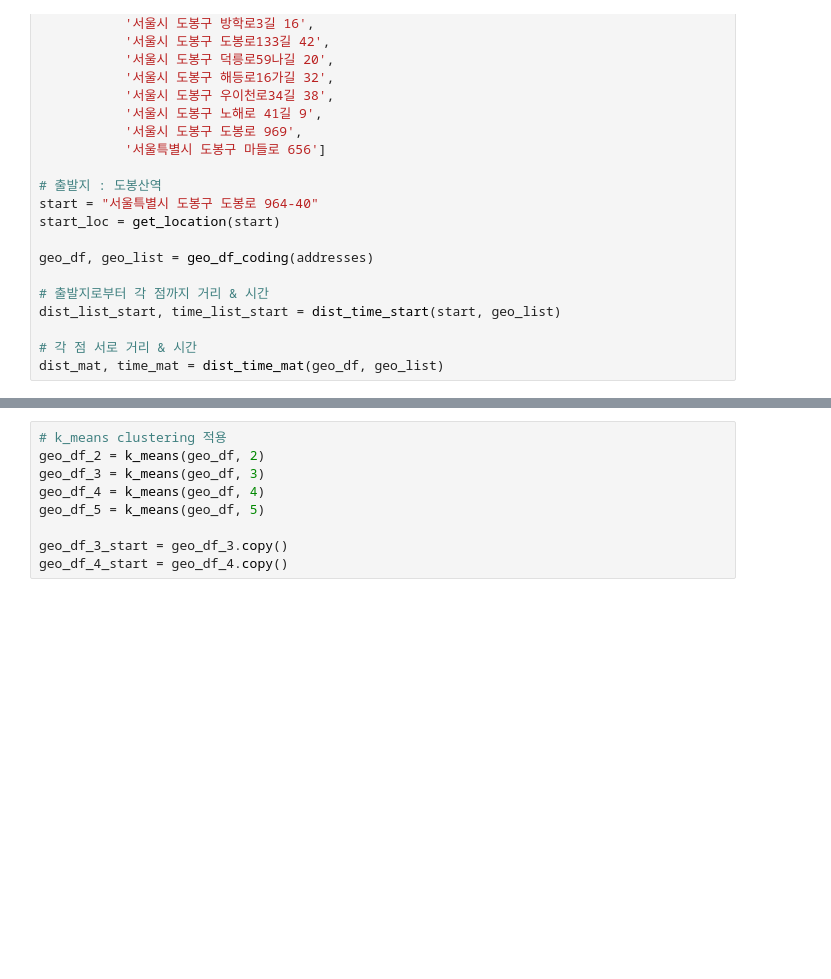
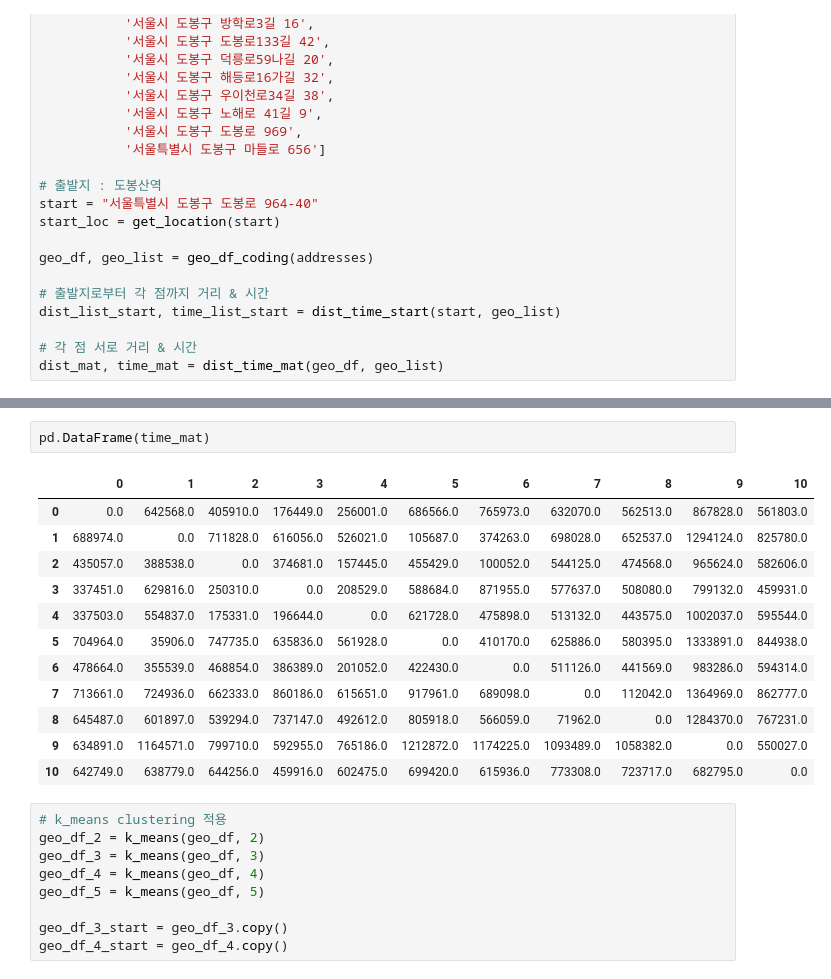
Before and after one commit to Park-taenam/Map_Clustering, a Jupyter notebook: clustering/driving_distance.ipynb, the cells around one changed output, grey strips where cells are left out. Cells and saved outputs as stored; diff of their text form; blank space fills up the shorter version.

```diff
--- a/clustering/driving_distance.ipynb
+++ b/clustering/driving_distance.ipynb
@@ -307,3 +322,18 @@ dist_mat, time_mat = dist_time_mat(geo_df, geo_list)
+# %%
+pd.DataFrame(time_mat)
+# %% [output]
+|  | 0 | 1 | 2 | 3 | 4 | 5 | 6 | 7 | 8 | 9 | 10 |
+| 0 | 0.0 | 642568.0 | 405910.0 | 176449.0 | 256001.0 | 686566.0 | 765973.0 | 632070.0 | 562513.0 | 867828.0 | 561803.0 |
+| 1 | 688974.0 | 0.0 | 711828.0 | 616056.0 | 526021.0 | 105687.0 | 374263.0 | 698028.0 | 652537.0 | 1294124.0 | 825780.0 |
+| 2 | 435057.0 | 388538.0 | 0.0 | 374681.0 | 157445.0 | 455429.0 | 100052.0 | 544125.0 | 474568.0 | 965624.0 | 582606.0 |
+| 3 | 337451.0 | 629816.0 | 250310.0 | 0.0 | 208529.0 | 588684.0 | 871955.0 | 577637.0 | 508080.0 | 799132.0 | 459931.0 |
+| 4 | 337503.0 | 554837.0 | 175331.0 | 196644.0 | 0.0 | 621728.0 | 475898.0 | 513132.0 | 443575.0 | 1002037.0 | 595544.0 |
+| 5 | 704964.0 | 35906.0 | 747735.0 | 635836.0 | 561928.0 | 0.0 | 410170.0 | 625886.0 | 580395.0 | 1333891.0 | 844938.0 |
+| 6 | 478664.0 | 355539.0 | 468854.0 | 386389.0 | 201052.0 | 422430.0 | 0.0 | 511126.0 | 441569.0 | 983286.0 | 594314.0 |
+| 7 | 713661.0 | 724936.0 | 662333.0 | 860186.0 | 615651.0 | 917961.0 | 689098.0 | 0.0 | 112042.0 | 1364969.0 | 862777.0 |
+| 8 | 645487.0 | 601897.0 | 539294.0 | 737147.0 | 492612.0 | 805918.0 | 566059.0 | 71962.0 | 0.0 | 1284370.0 | 767231.0 |
+| 9 | 634891.0 | 1164571.0 | 799710.0 | 592955.0 | 765186.0 | 1212872.0 | 1174225.0 | 1093489.0 | 1058382.0 | 0.0 | 550027.0 |
+| 10 | 642749.0 | 638779.0 | 644256.0 | 459916.0 | 602475.0 | 699420.0 | 615936.0 | 773308.0 | 723717.0 | 682795.0 | 0.0 |
 # %%
 # k_means clustering 적용
 geo_df_2 = k_means(geo_df, 2)
```
Also changed, not shown: parts of 13 cells of this notebook, 1 other file.
